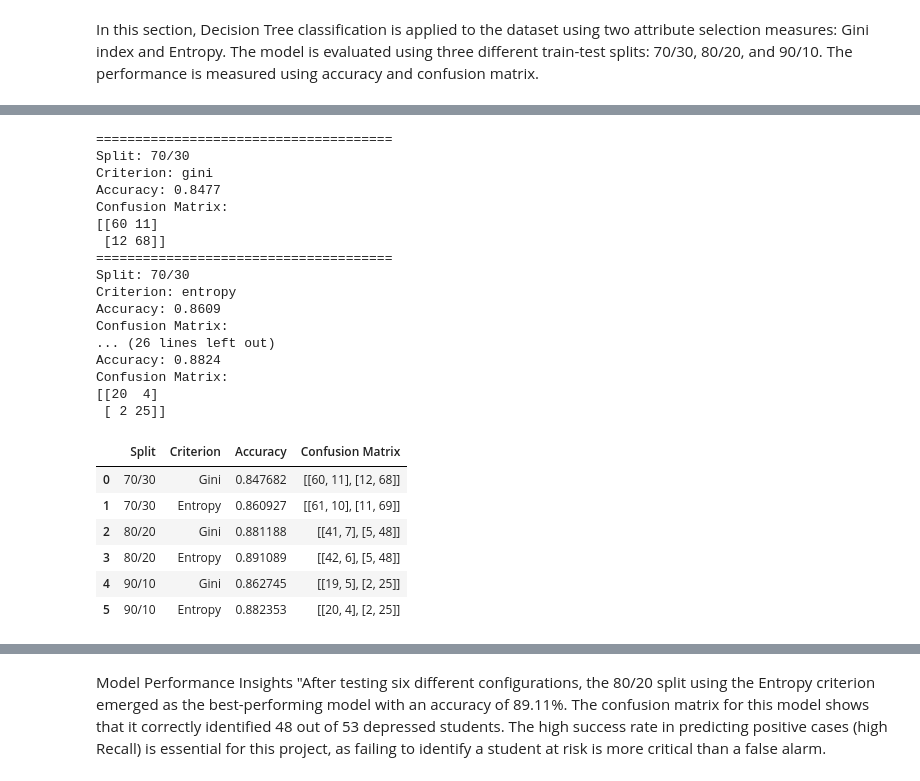
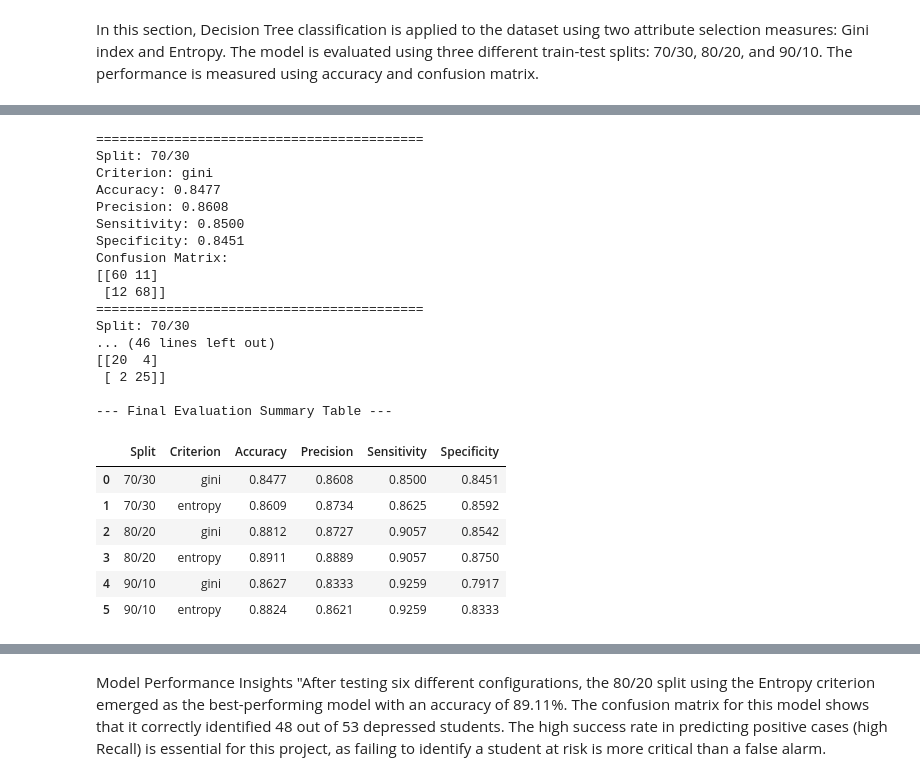
Before and after one commit to joodali25/IT326-DataMining-Project, a Jupyter notebook: Reports/Phase3.ipynb, the cells around one changed output, grey strips where cells are left out. Cells and saved outputs as stored; diff of their text form; code cells hidden in the pictures.

```diff
--- a/Reports/Phase3.ipynb
+++ b/Reports/Phase3.ipynb
@@ -165,67 +157,75 @@ def run_decision_tree(test_size, criterion_name):
     model.fit(X_train, y_train)
 
     y_pred = model.predict(X_test)
+    acc = accuracy_score(y_test, y_pred)
+    prec = precision_score(y_test, y_pred)
+    sensitivity = recall_score(y_test, y_pred)
 
-    acc = accuracy_score(y_test, y_pred)
     cm = confusion_matrix(y_test, y_pred)
+    tn, fp, fn, tp = cm.ravel()
+    specificity = tn / (tn + fp)
 
-    print("======================================")
+    print("==========================================")
     print(f"Split: {int((1-test_size)*100)}/{int(test_size*100)}")
     print(f"Criterion: {criterion_name}")
     print(f"Accuracy: {acc:.4f}")
+    print(f"Precision: {prec:.4f}")
+    print(f"Sensitivity: {sensitivity:.4f}")
+    print(f"Specificity: {specificity:.4f}")
     print("Confusion Matrix:")
     print(cm)
 
-    return acc, cm
+
+    return [f"{int((1-test_size)*100)}/{int(test_size*100)}", criterion_name, acc, prec, sensitivity, specificity]
 # %%
 results = []
 
 # 70/30
-acc, cm = run_decision_tree(0.30, "gini")
-results.append(["70/30", "Gini", acc, cm])
-
-acc, cm = run_decision_tree(0.30, "entropy")
-results.append(["70/30", "Entropy", acc, cm])
+res1 = run_decision_tree(0.30, "gini")
+results.append(res1)
+res2 = run_decision_tree(0.30, "entropy")
+results.append(res2)
 
 # 80/20
-acc, cm = run_decision_tree(0.20, "gini")
-results.append(["80/20", "Gini", acc, cm])
-
-acc, cm = run_decision_tree(0.20, "entropy")
-results.append(["80/20", "Entropy", acc, cm])
+res3 = run_decision_tree(0.20, "gini")
+results.append(res3)
+res4 = run_decision_tree(0.20, "entropy")
+results.append(res4)
 
 # 90/10
-acc, cm = run_decision_tree(0.10, "gini")
-results.append(["90/10", "Gini", acc, cm])
+res5 = run_decision_tree(0.10, "gini")
+results.append(res5)
+res6 = run_decision_tree(0.10, "entropy")
+results.append(res6)
 
-acc, cm = run_decision_tree(0.10, "entropy")
-results.append(["90/10", "Entropy", acc, cm])
+
+columns = ["Split", "Criterion", "Accuracy", "Precision", "Sensitivity", "Specificity"]
+df_eval = pd.DataFrame(results, columns=columns)
+
+print("\n--- Final Evaluation Summary Table ---")
+display(df_eval.round(4))
 # %% [output]
-======================================
+==========================================
 Split: 70/30
 Criterion: gini
 Accuracy: 0.8477
+Precision: 0.8608
+Sensitivity: 0.8500
+Specificity: 0.8451
 Confusion Matrix:
 [[60 11]
  [12 68]]
-======================================
+==========================================
 Split: 70/30
-Criterion: entropy
-Accuracy: 0.8609
-Confusion Matrix:
-... (26 lines left out)
-Accuracy: 0.8824
-Confusion Matrix:
+... (46 lines left out)
 [[20  4]
  [ 2 25]]
+
+--- Final Evaluation Summary Table ---
+|  | Split | Criterion | Accuracy | Precision | Sensitivity | Specificity |
+| 0 | 70/30 | gini | 0.8477 | 0.8608 | 0.8500 | 0.8451 |
+| 1 | 70/30 | entropy | 0.8609 | 0.8734 | 0.8625 | 0.8592 |
+| 2 | 80/20 | gini | 0.8812 | 0.8727 | 0.9057 | 0.8542 |
+| 3 | 80/20 | entropy | 0.8911 | 0.8889 | 0.9057 | 0.8750 |
+| 4 | 90/10 | gini | 0.8627 | 0.8333 | 0.9259 | 0.7917 |
+| 5 | 90/10 | entropy | 0.8824 | 0.8621 | 0.9259 | 0.8333 |
-# %%
-results_df = pd.DataFrame(results, columns=["Split", "Criterion", "Accuracy", "Confusion Matrix"])
-results_df
-# %% [output]
-|  | Split | Criterion | Accuracy | Confusion Matrix |
-| 0 | 70/30 | Gini | 0.847682 | [[60, 11], [12, 68]] |
-| 1 | 70/30 | Entropy | 0.860927 | [[61, 10], [11, 69]] |
-| 2 | 80/20 | Gini | 0.881188 | [[41, 7], [5, 48]] |
-| 3 | 80/20 | Entropy | 0.891089 | [[42, 6], [5, 48]] |
-| 4 | 90/10 | Gini | 0.862745 | [[19, 5], [2, 25]] |
-| 5 | 90/10 | Entropy | 0.882353 | [[20, 4], [2, 25]] |
```
Also changed, not shown: parts of 3 cells of this notebook.
